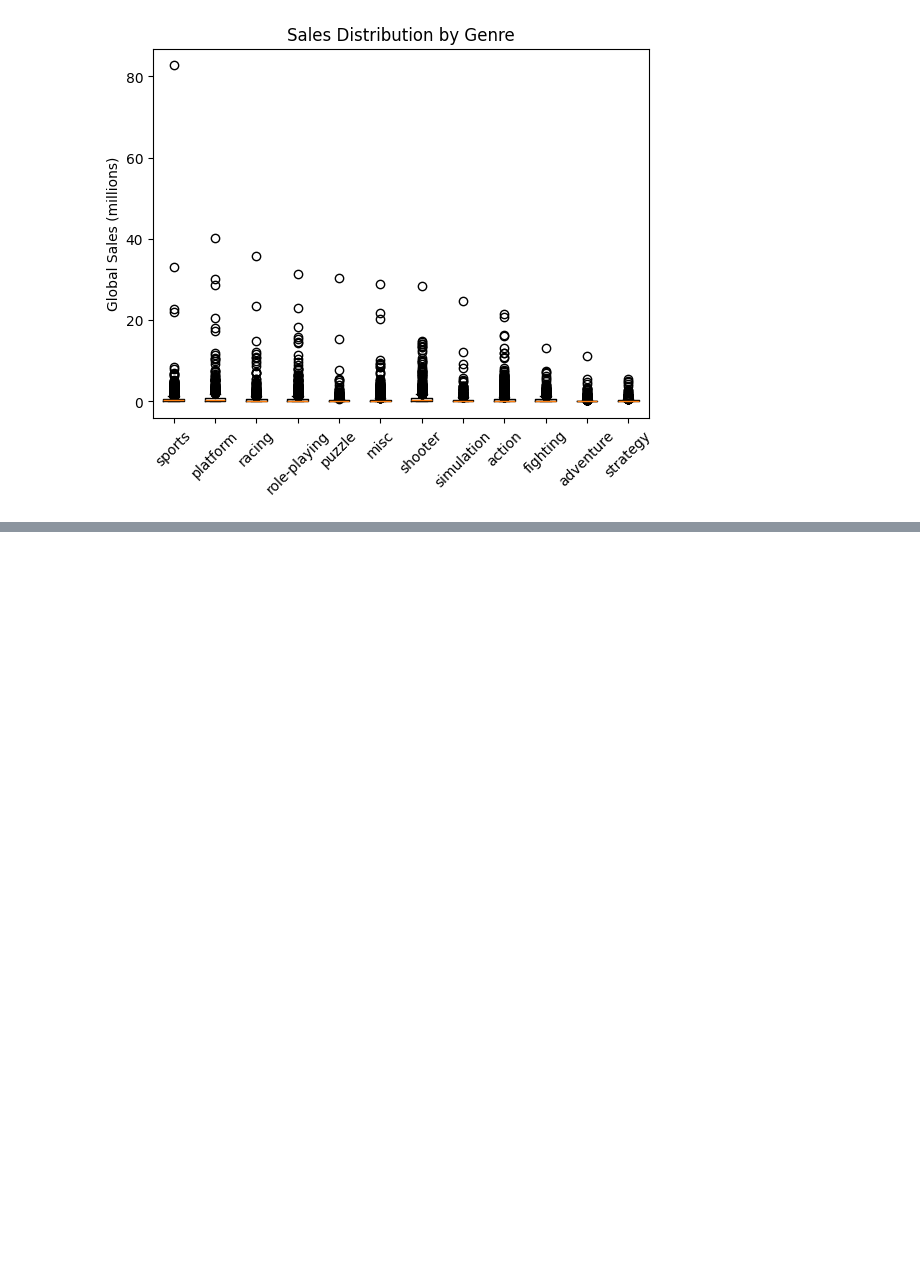
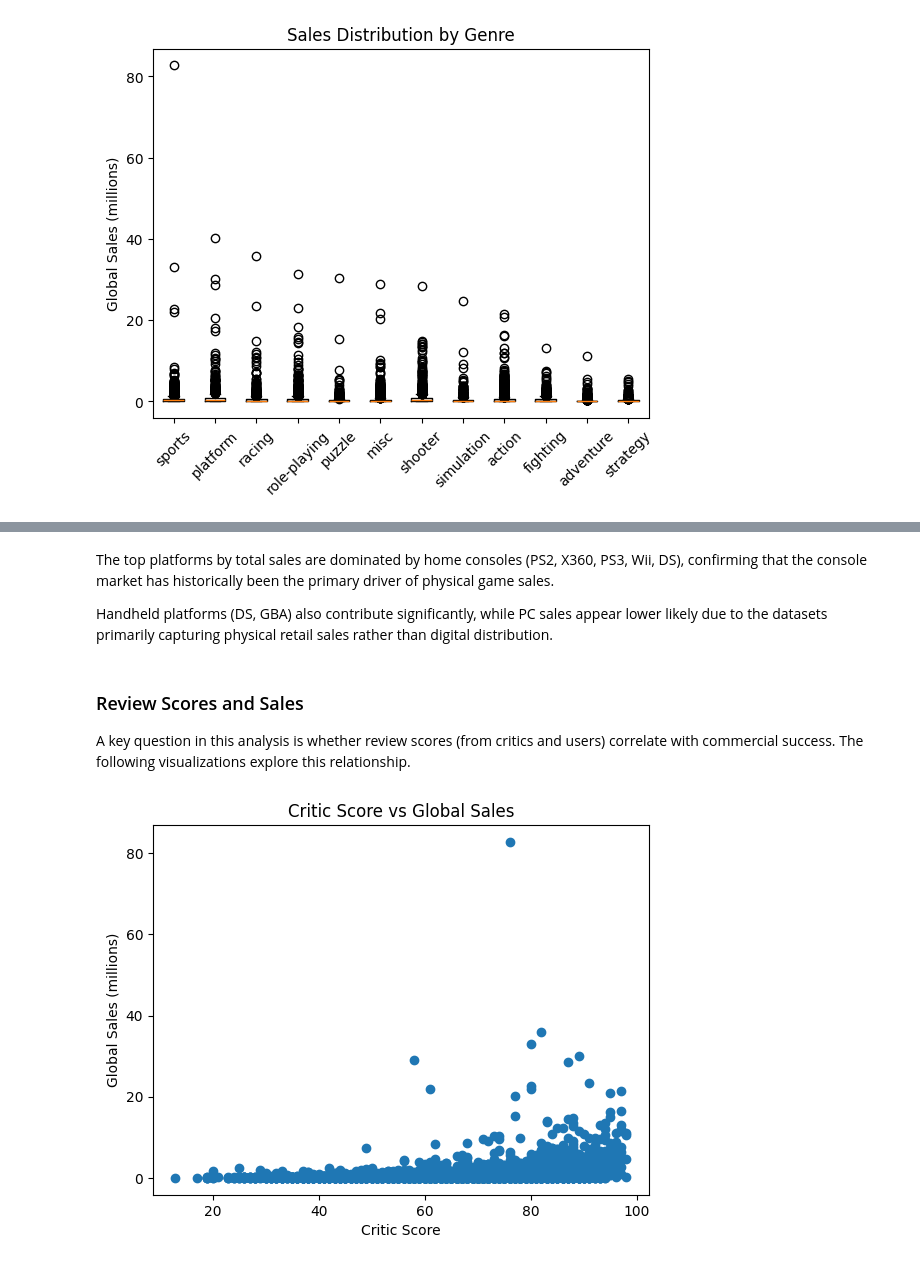
Before and after one commit to VenomRevenge/data-science-exam-video-game-success-analysis, a Jupyter notebook: video_games_analysis.ipynb, the cells around one changed output, grey strips where cells are left out. Cells and saved outputs as stored; diff of their text form; code cells hidden in the pictures; blank space fills up the shorter version.

```diff
--- a/video_games_analysis.ipynb
+++ b/video_games_analysis.ipynb
@@ -684,0 +712,19 @@ plt.show()
+# %% [markdown]
+The top platforms by total sales are dominated by home consoles (PS2, X360, PS3, Wii, DS), confirming that the console market has historically been the primary driver of physical game sales.
+
+Handheld platforms (DS, GBA) also contribute significantly, while PC sales appear lower likely due to the datasets primarily capturing physical retail sales rather than digital distribution.
+# %% [markdown]
+### Review Scores and Sales
+
+A key question in this analysis is whether review scores (from critics and users) correlate with commercial success. The following visualizations explore this relationship.
+# %%
+# we need the rows with valid critic scores
+scored = vg_data_merged.dropna(subset=["critic_score", "global_sales_vgsales"])
+
+plt.scatter(scored["critic_score"], scored["global_sales_vgsales"])
+plt.title("Critic Score vs Global Sales")
+plt.xlabel("Critic Score")
+plt.ylabel("Global Sales (millions)")
+plt.show()
+# %% [output]
+[figure, added]
```
Also changed, not shown: parts of 9 cells of this notebook.
